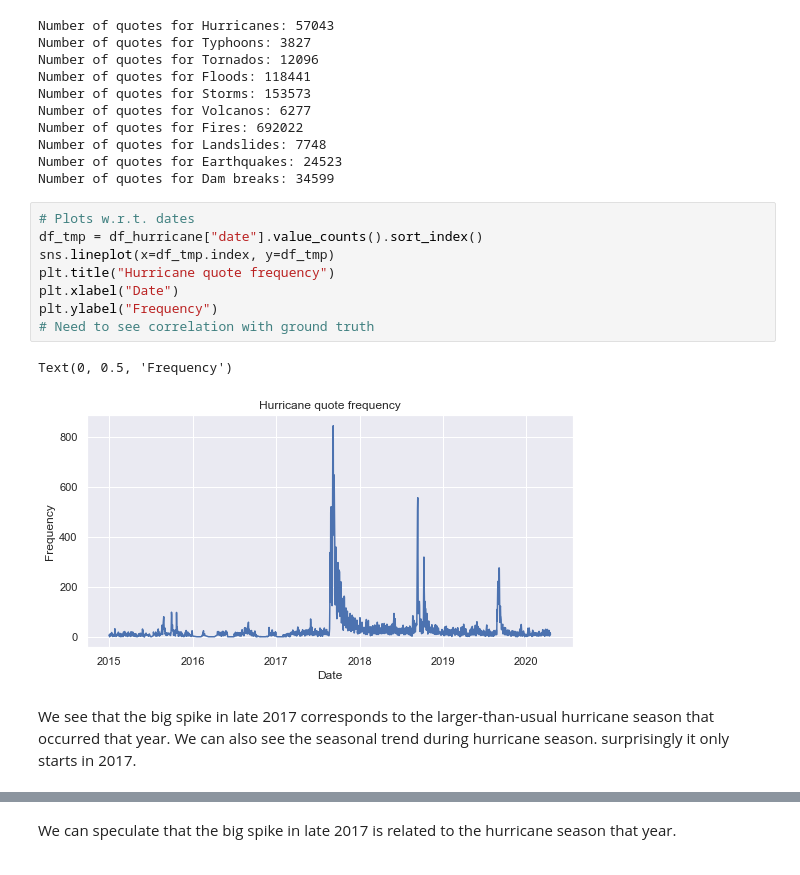
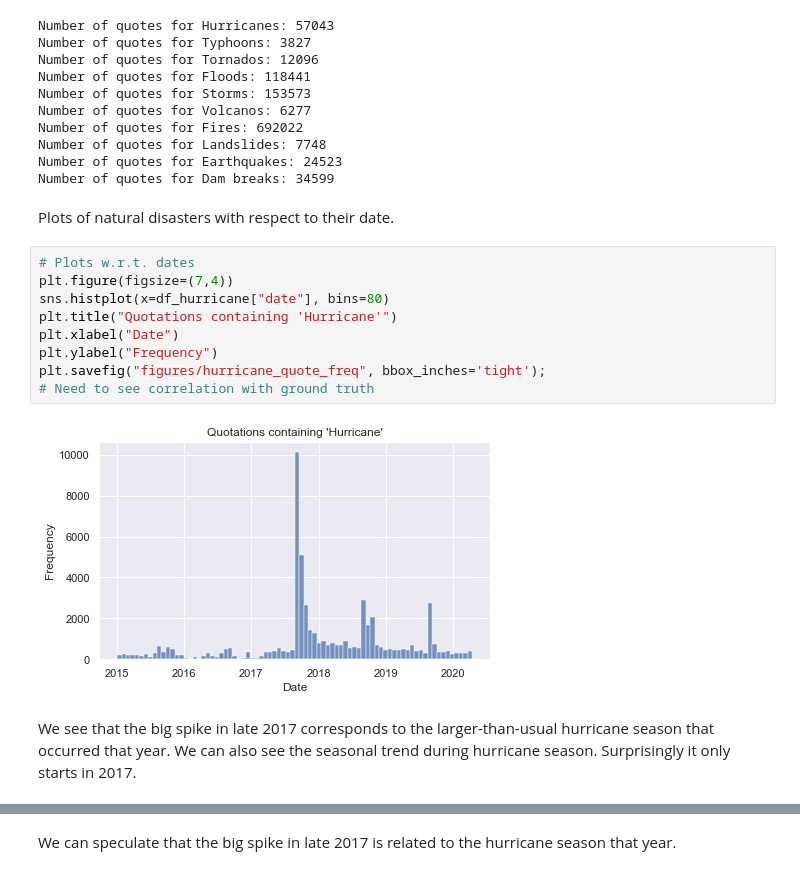
Before and after one commit to epfl-ada/ada-2021-project-marietan-ghariani-bracone-karimi, a Jupyter notebook: project.ipynb, the cells around one changed output, grey strips where cells are left out. Drawn from its saved outputs; the diff is of its cells as text.

```diff
--- a/project.ipynb
+++ b/project.ipynb
@@ -409,17 +410,19 @@ Number of quotes for Fires: 692022
 Number of quotes for Landslides: 7748
 Number of quotes for Earthquakes: 24523
 Number of quotes for Dam breaks: 34599
+# %% [markdown]
+Plots of natural disasters with respect to their date.
 # %%
 # Plots w.r.t. dates
-df_tmp = df_hurricane["date"].value_counts().sort_index()
-sns.lineplot(x=df_tmp.index, y=df_tmp)
-plt.title("Hurricane quote frequency")
+plt.figure(figsize=(7,4))
+sns.histplot(x=df_hurricane["date"], bins=80)
+plt.title("Quotations containing 'Hurricane'")
 plt.xlabel("Date")
 plt.ylabel("Frequency")
+plt.savefig("figures/hurricane_quote_freq", bbox_inches='tight');
 # Need to see correlation with ground truth
 # %% [output]
-Text(0, 0.5, 'Frequency')
-[figure, old version]
+[figure, new version]
 # %% [markdown]
 We see that the big spike in late 2017 corresponds to the larger-than-usual hurricane season that occurred that year.
-We can also see the seasonal trend during hurricane season. surprisingly it only starts in 2017.
+We can also see the seasonal trend during hurricane season. Surprisingly it only starts in 2017.
```
Also changed, not shown: parts of 83 cells of this notebook.
